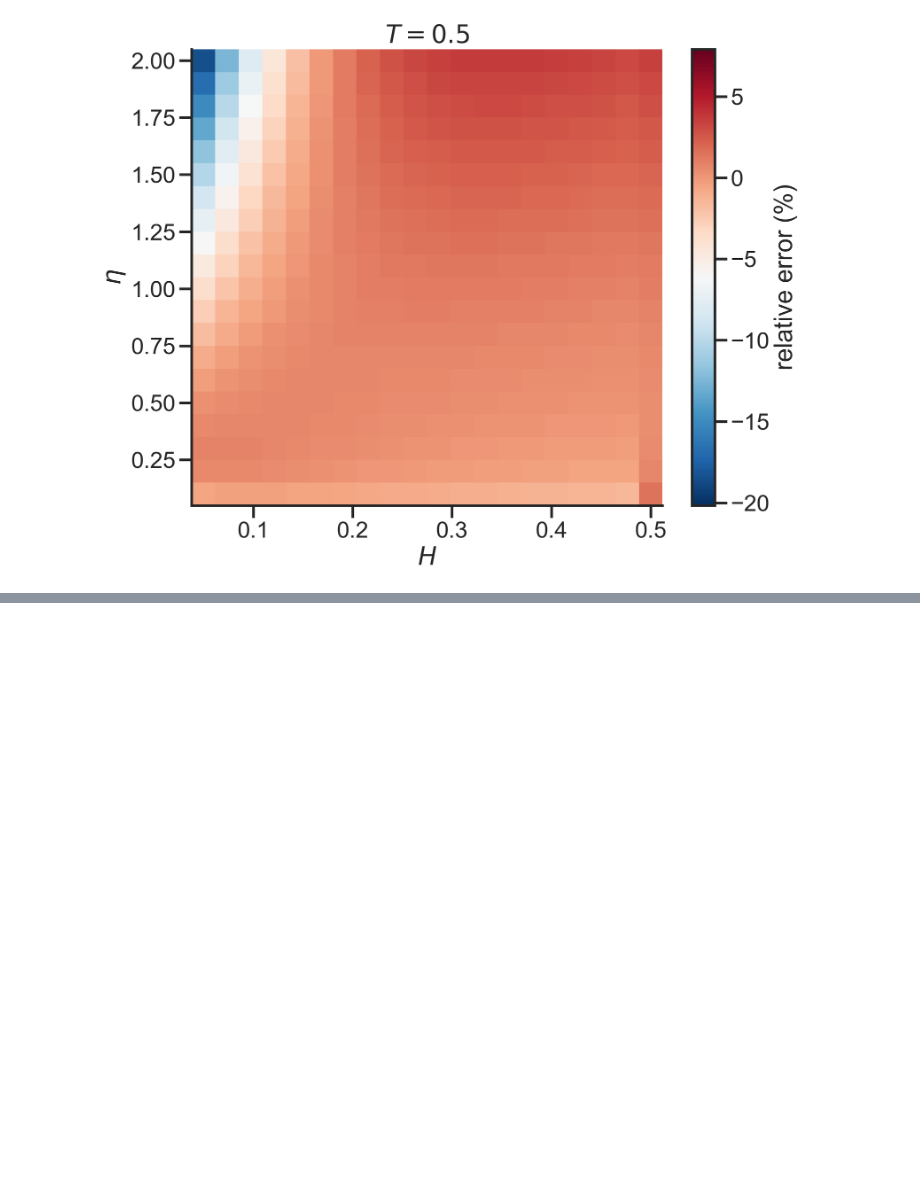
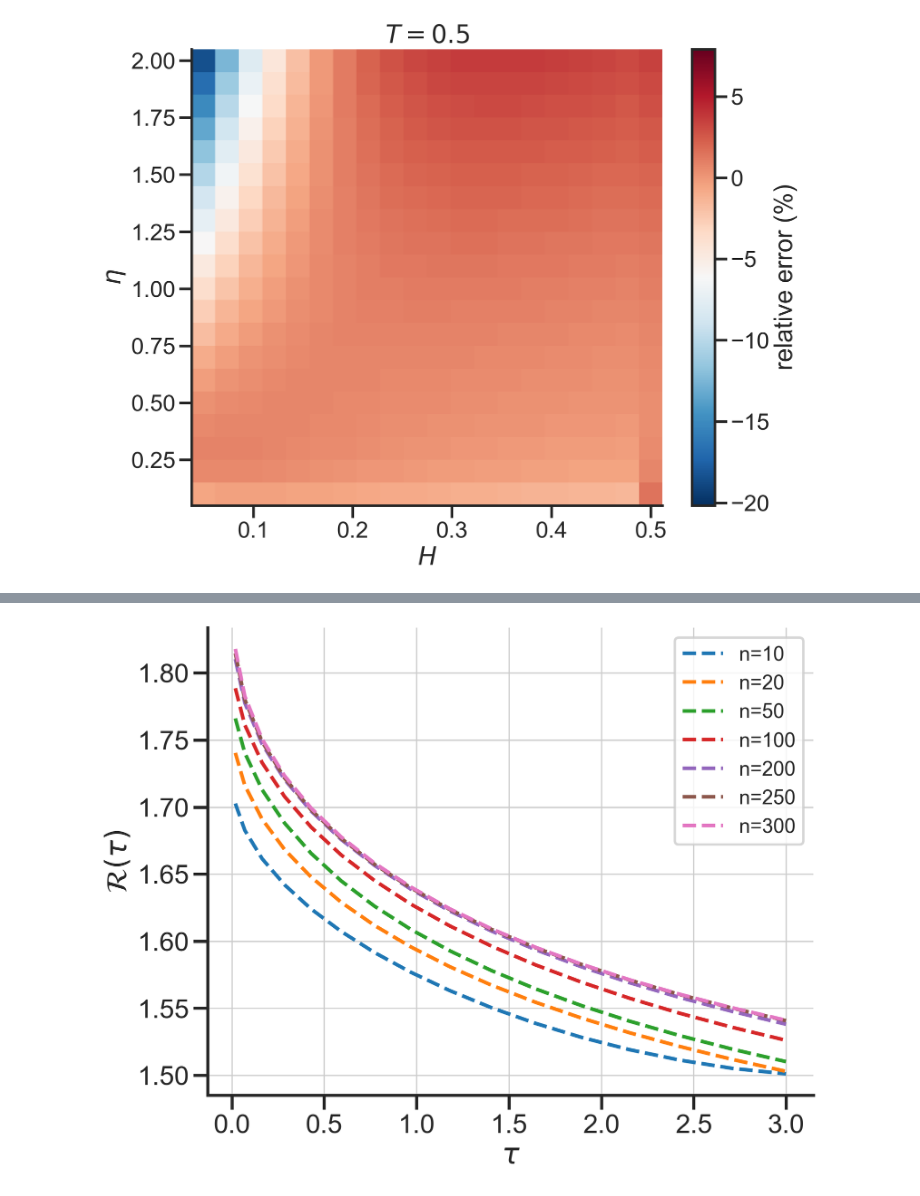
Before and after one commit to fbourgey/ssr, a Jupyter notebook: ssr_expansions_rbergomi.ipynb, the cells around one changed output, grey strips where cells are left out. Drawn from its saved outputs; the diff is of its cells as text; code cells hidden in the pictures; blank space fills up the shorter version.

Commit message:
add section sensitivity to timesteps rbergomi

```diff
--- a/ssr_expansions_rbergomi.ipynb
+++ b/ssr_expansions_rbergomi.ipynb
@@ -403,0 +408,29 @@ plt.show()
+# %%
+# params
+params = {"eta": 1.9, "rho": -0.9, "H": 0.3}
+xi0 = lambda t: 0.2**2 * np.ones_like(t)
+rbergomi = RoughBergomiModel(params=params, xi0=xi0)
+# %%
+# simulation parameters
+Ts = non_uniform_grid(7 / 365, 3, 15, 1.5)
+n_mc = 2 * 10**5
+eps_ssr = 1e-3
+n_quad = 40
+# %%
+list_n_disc = [10, 20, 50, 100, 200, 250, 300]
+
+list_ssr = []
+for n_disc in list_n_disc:
+    print(f"n_disc={n_disc}")
+    out = rbergomi.ssr_all(
+        Ts,
+        n_mc=n_mc,
+        n_disc=n_disc,
+        eps_ssr=eps_ssr,
+        seed=SEED,
+        n_quad=n_quad,
+        conditioning=True,
+        n_loop=1,
+        n_batch=1,
+    )
+    list_ssr.append(out)
@@ -403,0 +455,10 @@ plt.show()
+# %%
+fig, ax = plt.subplots()
+for i, n_disc in enumerate(list_n_disc):
+    ax.plot(Ts, list_ssr[i]["ssr_fd"], "--", label=f"n={n_disc}")
+ax.set_xlabel(r"$\tau$")
+ax.set_ylabel(r"$\mathcal{R}(\tau)$")
+ax.legend()
+plt.show()
+# %% [output]
+[figure, added]
```
Also changed, not shown: parts of 3 cells of this notebook.
